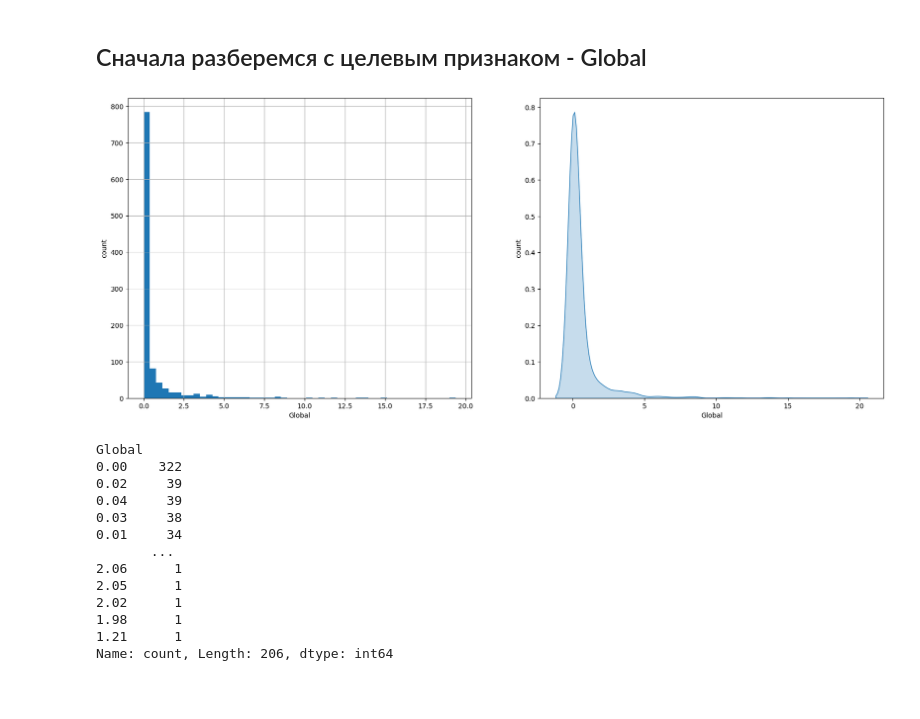
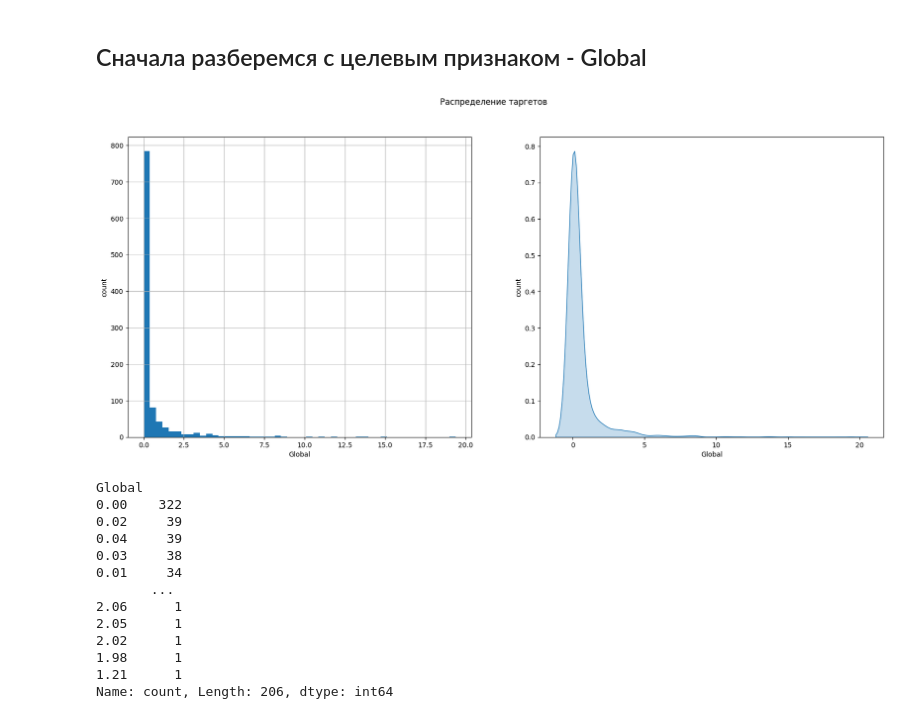
Before and after one commit to Ilya-c4talyst/step_course, a Jupyter notebook: 2_visualize/2_1.ipynb, the cells around one changed output. Cells and saved outputs as stored; diff of their text form; code cells hidden in the pictures; blank space fills up the shorter version.

```diff
--- a/2_visualize/2_1.ipynb
+++ b/2_visualize/2_1.ipynb
@@ -42,18 +42,20 @@ Global - сумма продаж<br>
 # %%
 plt.figure(figsize=(20, 8))
 
 plt.subplot(121)
 df['Global'].hist(density=False, bins=50)
 plt.xlabel('Global')
 plt.ylabel('count')
 
 plt.subplot(122)
 sns.kdeplot(df['Global'], shade=True)
 plt.xlabel('Global')
 plt.ylabel('count')
+
+plt.suptitle('Распределение таргетов')
 plt.show()
 # %% [output]
-[figure, old version]
+[figure, new version]
 # %%
 df['Global'].value_counts()
 # %% [output]
```
Also changed, not shown: parts of 5 cells of this notebook.
